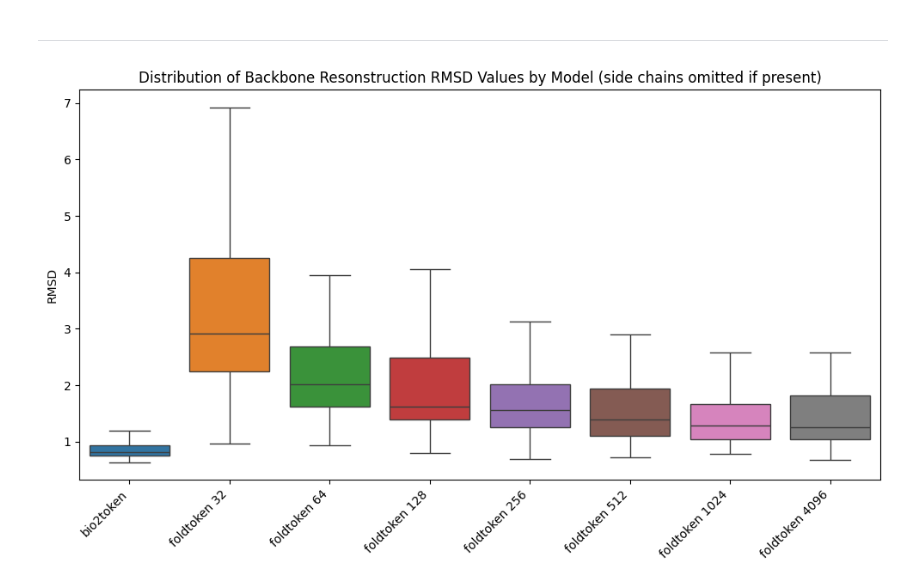
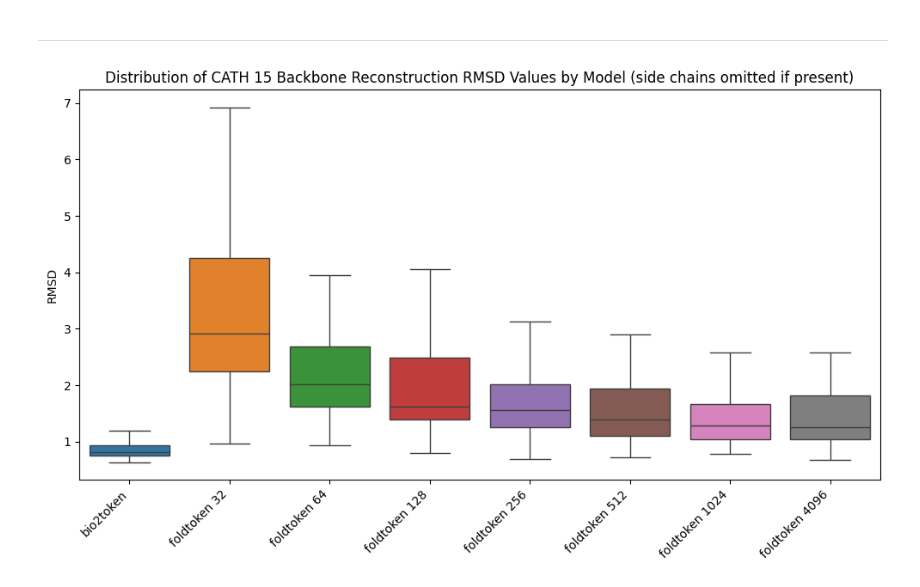
Before and after one commit to finnlueth/bachelor-thesis, a Jupyter notebook: tokenization-benchmark/benchmark.ipynb, the cells around one changed output. Drawn from its saved outputs; the diff is of its cells as text; code cells hidden in the pictures.

Commit message:
plot updated

```diff
--- a/tokenization-benchmark/benchmark.ipynb
+++ b/tokenization-benchmark/benchmark.ipynb
@@ -145,17 +145,17 @@ df.to_csv("./data/bio2token_casp_rmsd_results.csv", index=True)
 # %%
 import matplotlib.pyplot as plt
 import seaborn as sns
 
 plt.figure(figsize=(10, 6))
 sns.boxplot(data=df.dropna(how="any"), showfliers=False)
 plt.xticks(rotation=45, ha="right")
 plt.ylabel("RMSD")
 plt.title(
-    "Distribution of Backbone Resonstruction RMSD Values by Model (side chains omitted if present)"
+    "Distribution of CATH 15 Backbone Reconstruction RMSD Values by Model (side chains omitted if present)"
 )
 plt.tight_layout()
 plt.show()
 # %% [output]
-[figure, old version]
+[figure, new version]
 # %%
 df.describe().to_csv("./data/bio2token_casp_rmsd_results_description.csv", index=True)
```
